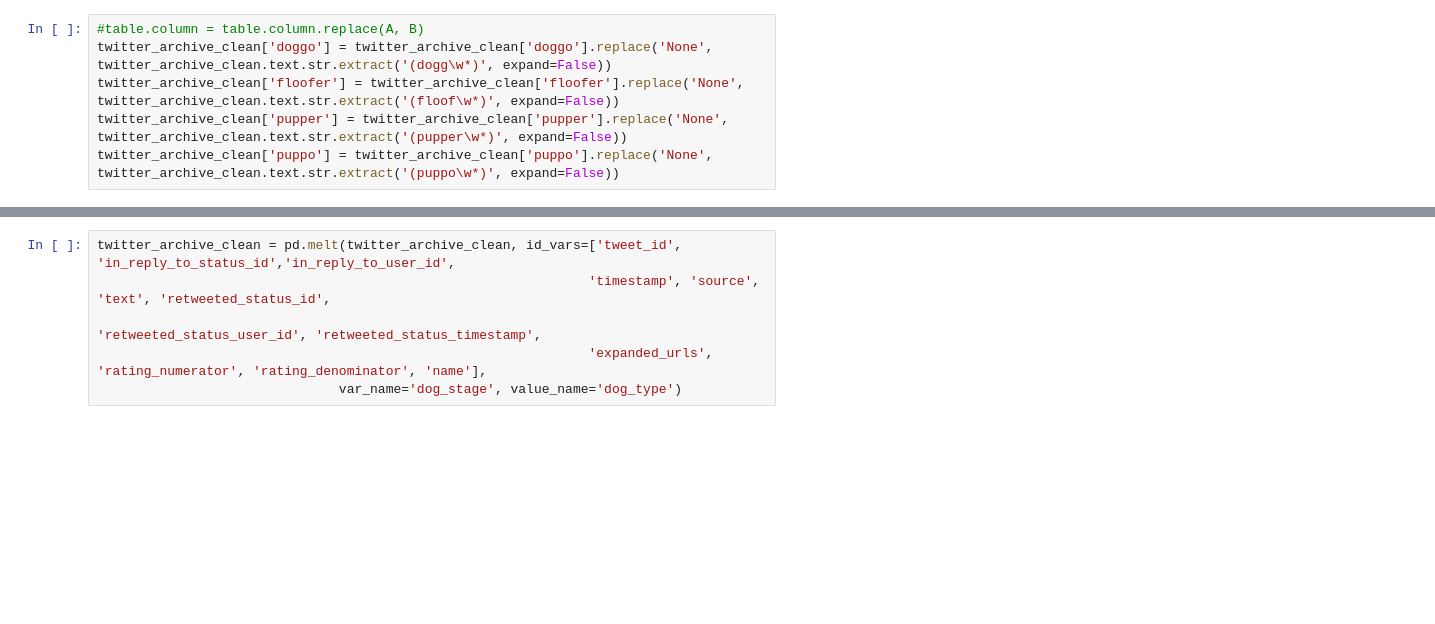
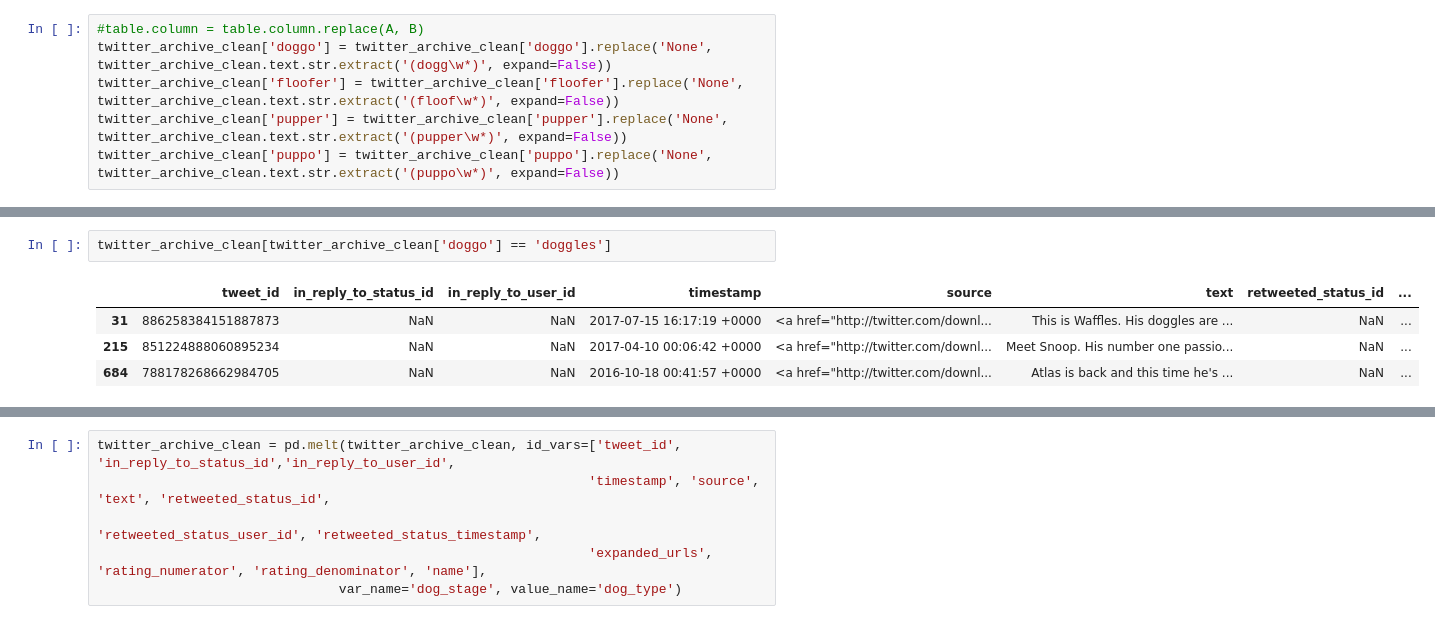
Before and after one commit to KattyP/DataWrangleProject, a Jupyter notebook: wrangle_act.ipynb, the cells around one changed output, grey strips where cells are left out. Cells and saved outputs as stored; diff of their text form; blank space fills up the shorter version.

```diff
--- a/wrangle_act.ipynb
+++ b/wrangle_act.ipynb
@@ -427,0 +424,7 @@ Name: puppo, dtype: int64
+# %%
+twitter_archive_clean[twitter_archive_clean['doggo'] == 'doggles']
+# %% [output]
+|  | tweet_id | in_reply_to_status_id | in_reply_to_user_id | timestamp | source | text | retweeted_status_id | ... |
+| 31 | 886258384151887873 | NaN | NaN | 2017-07-15 16:17:19 +0000 | <a href="http://twitter.com/downl... | This is Waffles. His doggles are ... | NaN | ... |
+| 215 | 851224888060895234 | NaN | NaN | 2017-04-10 00:06:42 +0000 | <a href="http://twitter.com/downl... | Meet Snoop. His number one passio... | NaN | ... |
+| 684 | 788178268662984705 | NaN | NaN | 2016-10-18 00:41:57 +0000 | <a href="http://twitter.com/downl... | Atlas is back and this time he's ... | NaN | ... |
```
Also changed, not shown: parts of 20 cells of this notebook.
